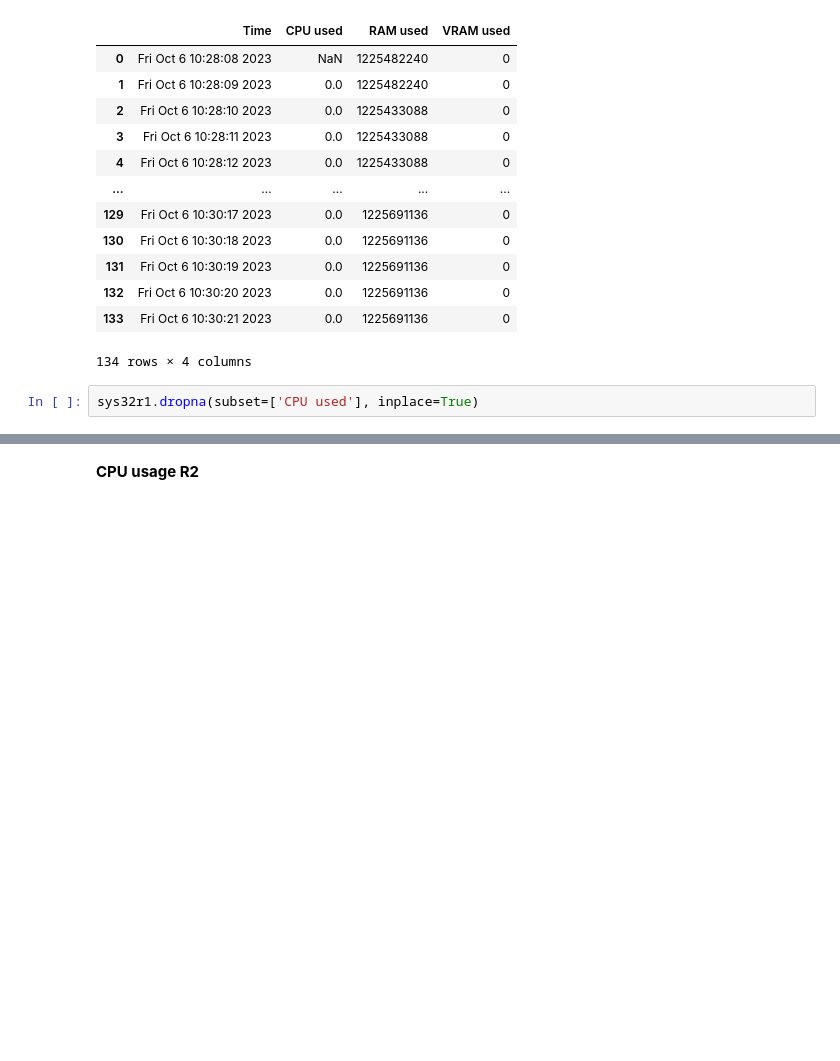
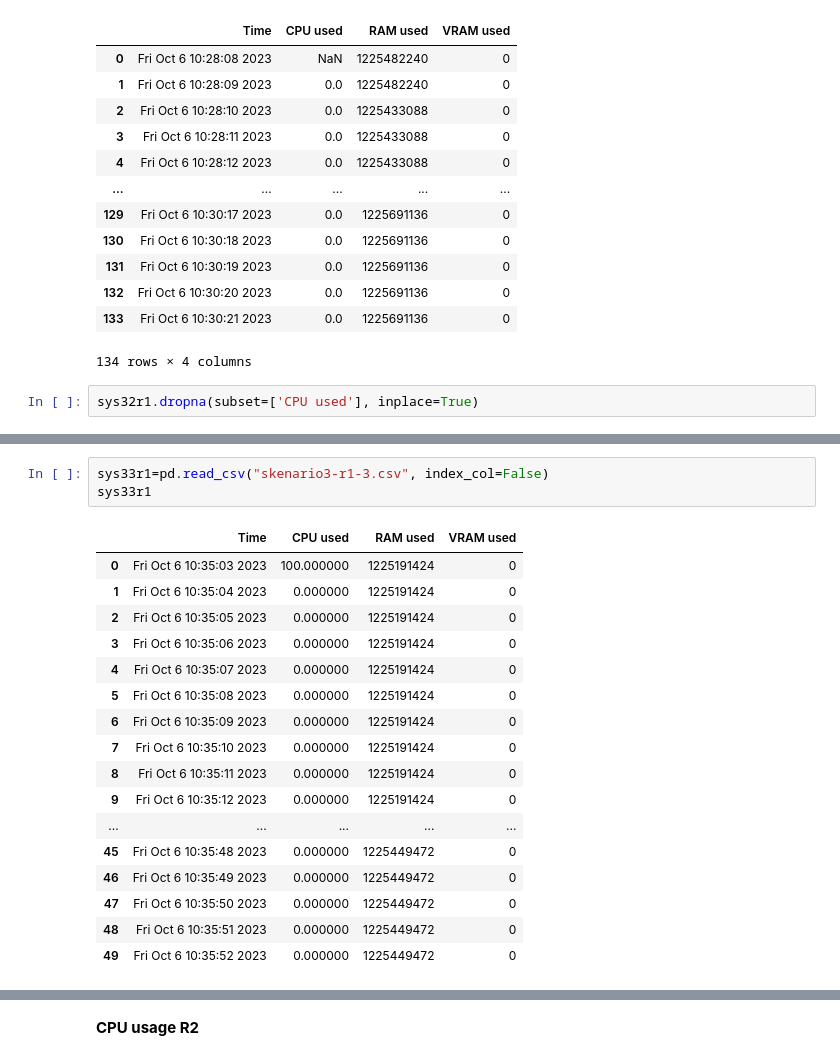
Before and after one commit to agnislur/ndn_project, a Jupyter notebook: OlahData.ipynb, the cells around one changed output, grey strips where cells are left out. Drawn from its saved outputs; the diff is of its cells as text; blank space fills up the shorter version.

```diff
--- a/OlahData.ipynb
+++ b/OlahData.ipynb
@@ -396,0 +384,21 @@ plt.show()
+# %%
+sys33r1=pd.read_csv("skenario3-r1-3.csv", index_col=False)
+sys33r1
+# %% [output]
+|  | Time | CPU used | RAM used | VRAM used |
+| 0 | Fri Oct 6 10:35:03 2023 | 100.000000 | 1225191424 | 0 |
+| 1 | Fri Oct 6 10:35:04 2023 | 0.000000 | 1225191424 | 0 |
+| 2 | Fri Oct 6 10:35:05 2023 | 0.000000 | 1225191424 | 0 |
+| 3 | Fri Oct 6 10:35:06 2023 | 0.000000 | 1225191424 | 0 |
+| 4 | Fri Oct 6 10:35:07 2023 | 0.000000 | 1225191424 | 0 |
+| 5 | Fri Oct 6 10:35:08 2023 | 0.000000 | 1225191424 | 0 |
+| 6 | Fri Oct 6 10:35:09 2023 | 0.000000 | 1225191424 | 0 |
+| 7 | Fri Oct 6 10:35:10 2023 | 0.000000 | 1225191424 | 0 |
+| 8 | Fri Oct 6 10:35:11 2023 | 0.000000 | 1225191424 | 0 |
+| 9 | Fri Oct 6 10:35:12 2023 | 0.000000 | 1225191424 | 0 |
+| ... | ... | ... | ... | ... |
+| 45 | Fri Oct 6 10:35:48 2023 | 0.000000 | 1225449472 | 0 |
+| 46 | Fri Oct 6 10:35:49 2023 | 0.000000 | 1225449472 | 0 |
+| 47 | Fri Oct 6 10:35:50 2023 | 0.000000 | 1225449472 | 0 |
+| 48 | Fri Oct 6 10:35:51 2023 | 0.000000 | 1225449472 | 0 |
+| 49 | Fri Oct 6 10:35:52 2023 | 0.000000 | 1225449472 | 0 |
```
Also changed, not shown: parts of 11 cells of this notebook.
